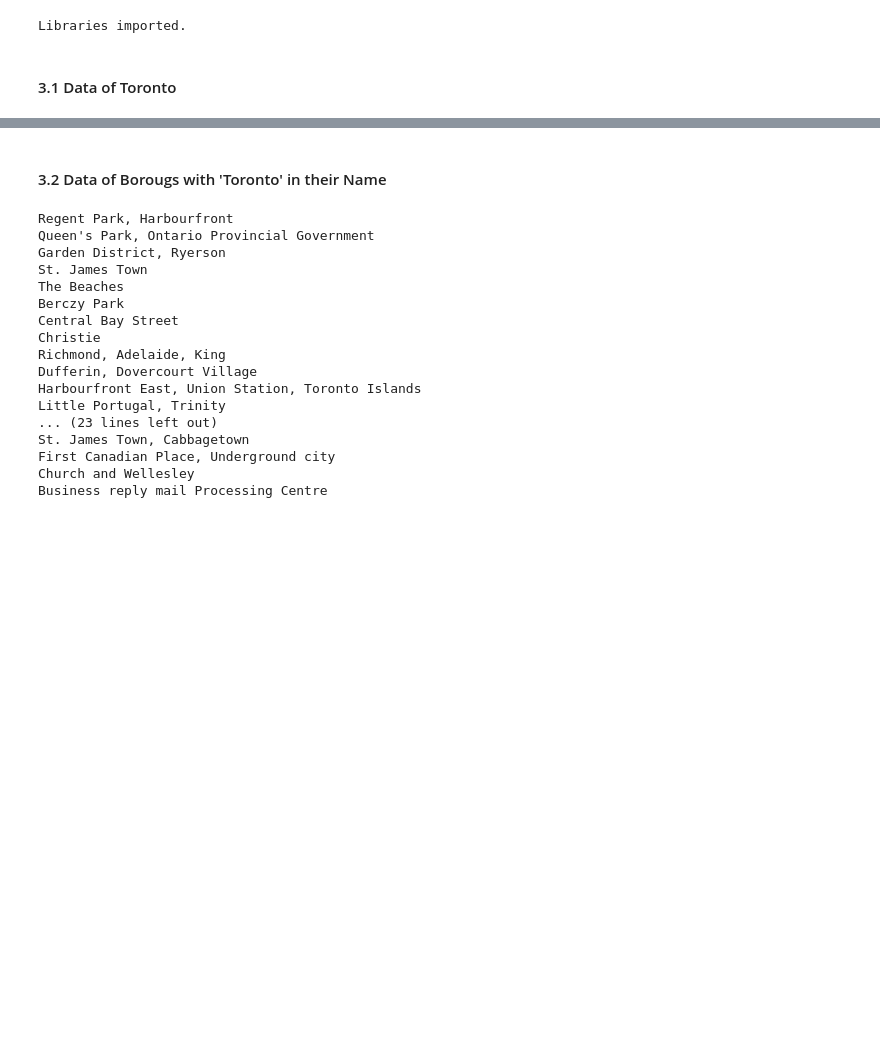
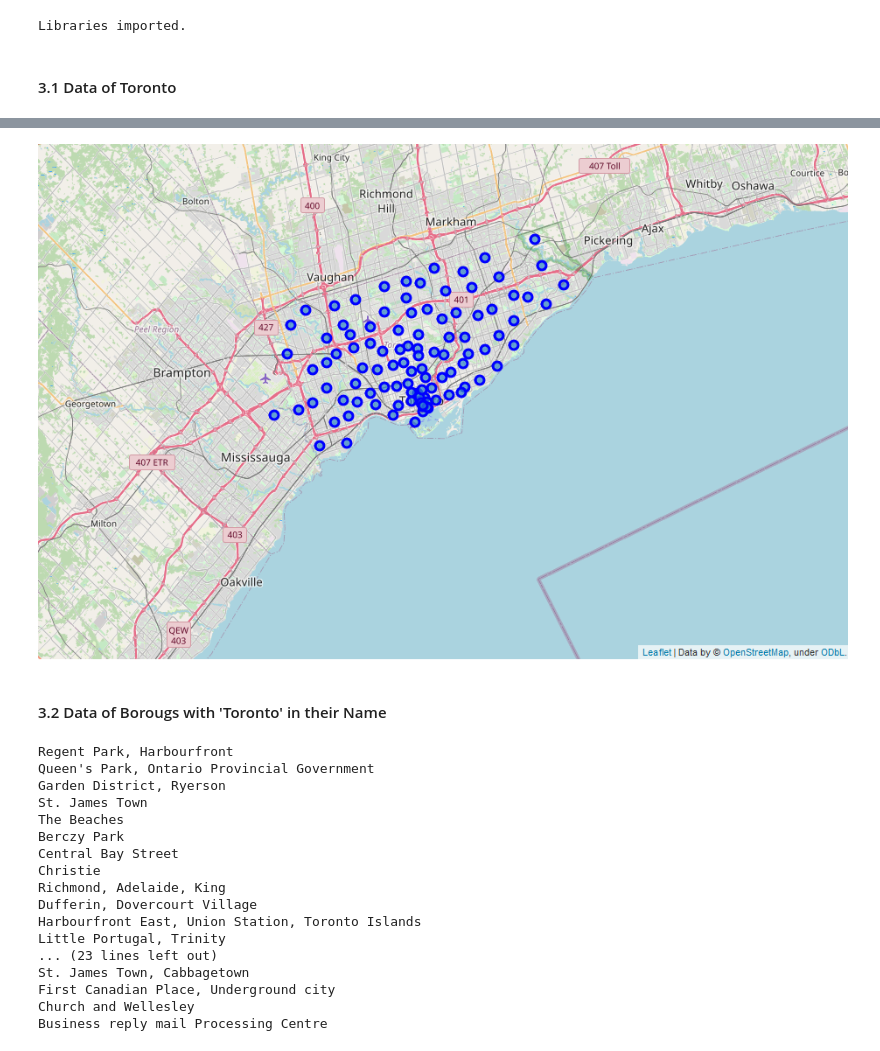
Before and after one commit to AndrijaMihoci-hub/Coursera_Capstone, a Jupyter notebook: Toronto_Segmentation_and_Clustering.ipynb, the cells around one changed output, grey strips where cells are left out. Cells and saved outputs as stored; diff of their text form; code cells hidden in the pictures; blank space fills up the shorter version.

Commit message:
02 Segmentation and clustering of Toronto neighborhood data

```diff
--- a/Toronto_Segmentation_and_Clustering.ipynb
+++ b/Toronto_Segmentation_and_Clustering.ipynb
@@ -171,6 +171,13 @@ map_toronto
 The dataframe has 10 boroughs and 103 neighborhoods.
 The geograpical coordinate of Toronto are 43.6534817, -79.3839347.
 [interactive output not drawn]
+# %%
+# For convenience, the neighborhoods are displayed as a .png
+# For research reproducibility execute the codes above
+from IPython.display import Image
+Image("IBM_Toronto_Neighborhoods.png")
+# %% [output]
+[figure, added]
 # %% [markdown]
 #### 3.2 Data of Borougs with 'Toronto' in their Name
 # %%
```
Also changed, not shown: parts of 1 cell of this notebook.
